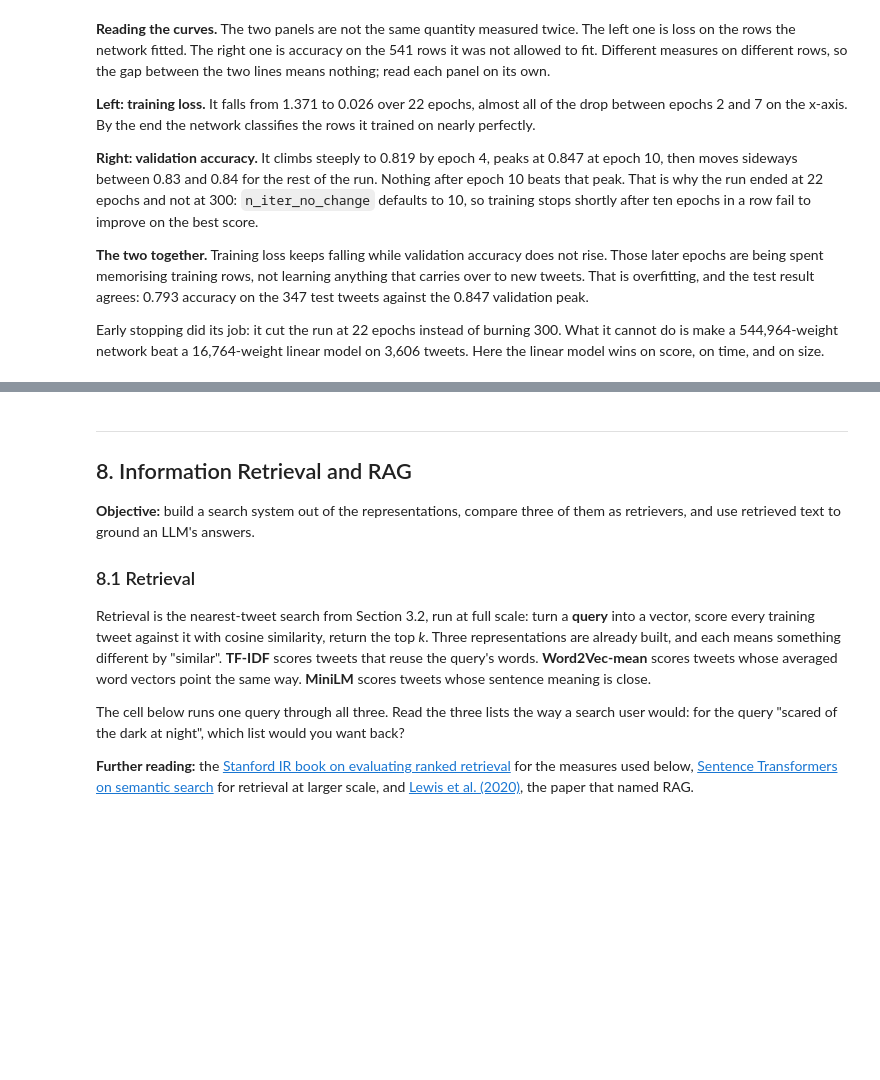
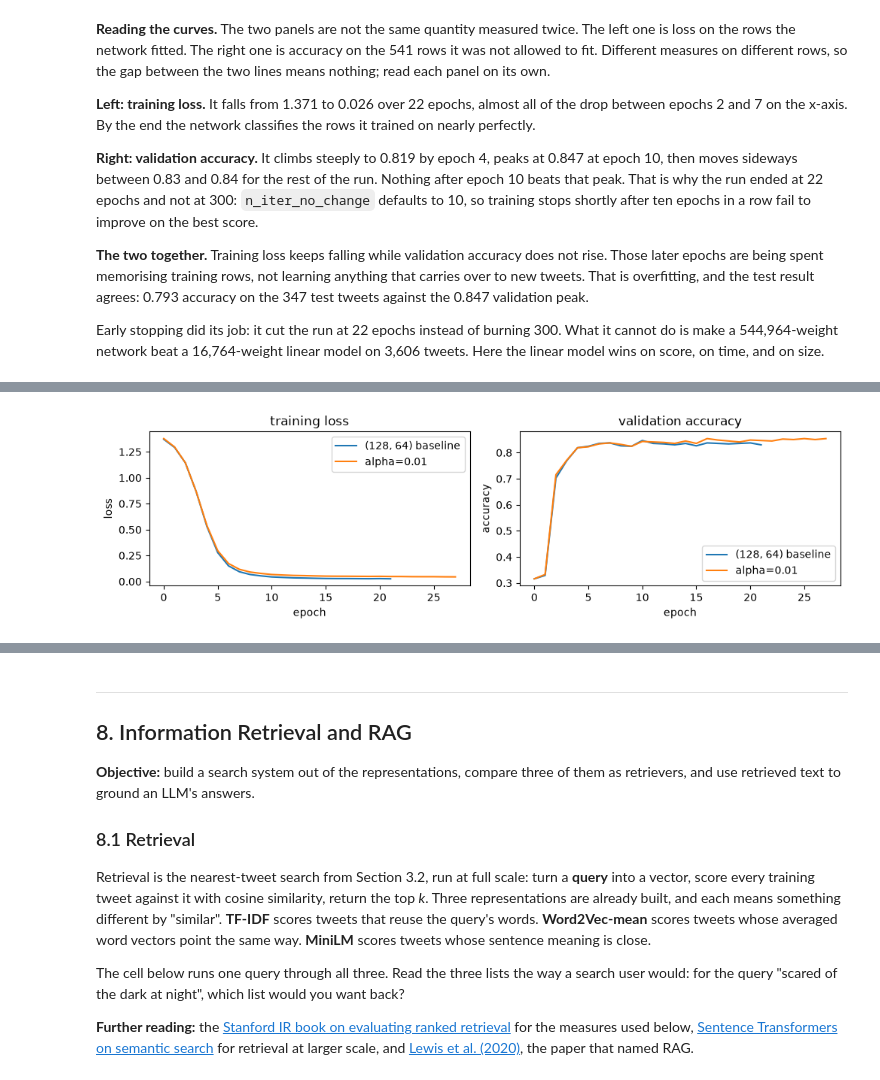
Before and after one commit to YJC714/DM2026-Lab2-Exercise, a Jupyter notebook: DM2026-Lab2-Master.ipynb, the cells around one changed output, grey strips where cells are left out. Cells and saved outputs as stored; diff of their text form; code cells hidden in the pictures; blank space fills up the shorter version.

```diff
--- a/DM2026-Lab2-Master.ipynb
+++ b/DM2026-Lab2-Master.ipynb
@@ -1505,2 +1732,23 @@ print("baseline: epochs", len(mlp_tfidf.loss_curve_),
 # %%
 #Answer here
+my_mlp = MLPClassifier(hidden_layer_sizes=(128, 64), max_iter=300,
+                       early_stopping=True, validation_fraction=0.15,
+                       random_state=SEED,
+                       alpha=0.01)
+my_mlp.fit(X_train_tfidf, y_train)
+
+# Both curves on the same axes
+plot_curves({"(128, 64) baseline": mlp_tfidf, "alpha=0.01": my_mlp})
+
+# The four numbers the report needs, for both models
+for name, m in {"baseline": mlp_tfidf, "alpha=0.01": my_mlp}.items():
+    best_epoch = int(np.argmax(m.validation_scores_)) + 1
+    print(f"{name:10s} | epochs: {len(m.loss_curve_)}"
+          f" | final training loss: {m.loss_curve_[-1]:.3f}"
+          f" | peak validation acc: {max(m.validation_scores_):.3f} at epoch {best_epoch}"
+          f" | test macro F1: {evaluate(y_test, m.predict(X_test_tfidf))['macro_f1']:.3f}")
+
+# Both training-loss curves almost overlap and flatten around epoch 7 to 10. The baseline ends at 0.026 and the alpha=0.01 model ends slightly higher at 0.044. The baseline ran 22 epochs, the adjusted one 28 epochs. The macro F1 are 0.793 vs 0.787, which does not seem to be apparent improvement (difference =0.006)
+#  From the training loss plot, it can be observed that the 2 models overlaps mostly, while in the validation accuracy plot, alpha=0.01 reaches a slightly higher peak (0.854 vs 0.847), later (epoch 17 vs 11), but the two curves mostly overlap. Generally speaking, the overfitting get slightly better, as shown in the training loss chart.
+# %% [output]
+[figure, added]
```
Also changed, not shown: parts of 23 cells of this notebook, 1 other file.
